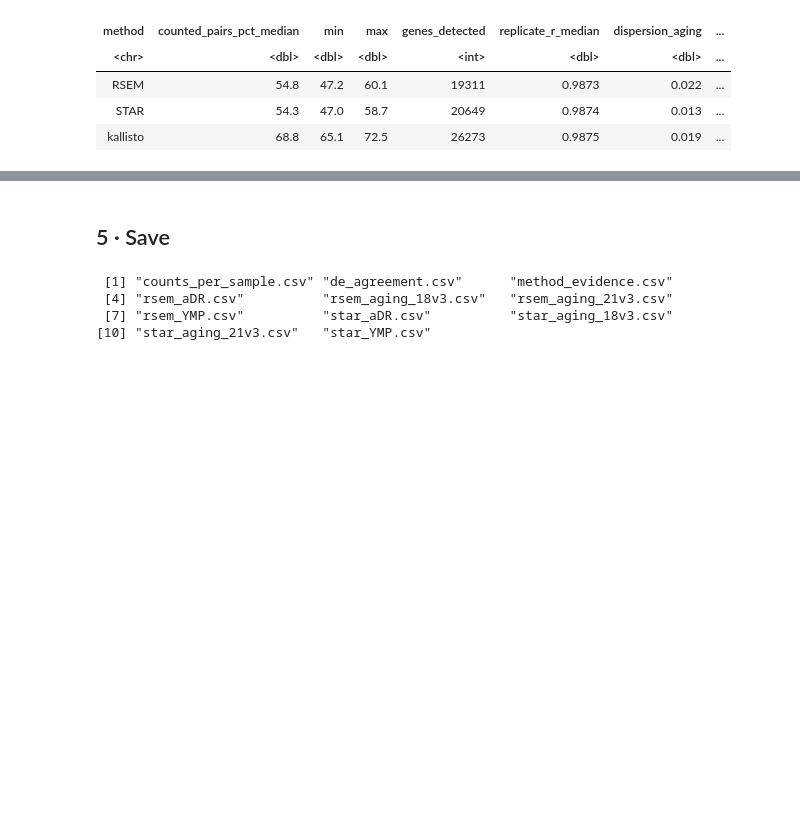
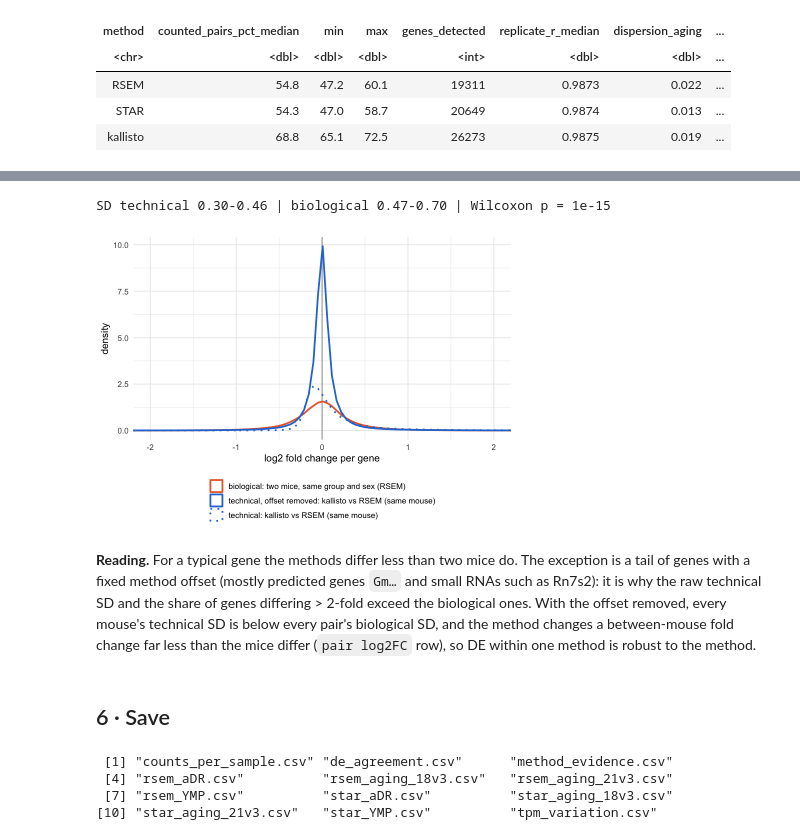
Before and after one commit to Jeffateth/RNAseq_aging, a Jupyter notebook: notebooks/04_compare_methods.ipynb, the cells around one changed output, grey strips where cells are left out. Drawn from its saved outputs; the diff is of its cells as text; code cells hidden in the pictures; blank space fills up the shorter version.

Commit message:
Technical vs biological variation on TPM (notebook 04); poly-G sensitivity run (POLYG=off) in the Euler scripts; kallisto import without rhdf5

```diff
--- a/notebooks/04_compare_methods.ipynb
+++ b/notebooks/04_compare_methods.ipynb
@@ -237,0 +246,5 @@ A tibble: 3 × 15
+# %%
+# TPM of kallisto and RSEM on the same genes and mice; one row per kind of comparison
+v <- tpm_variation(txi$abundance[ids, ], rsem$abundance[ids, ], samples)
+var_tab <- tpm_variation_table(v)
+cat('genes:', v$genes, '\n'); var_tab
@@ -238,15 +261,28 @@ A tibble: 3 × 15
+# %%
+# SD per mouse (technical, offset removed) vs per pair of mice (biological, RSEM); the comparisons share mice, so p is indicative
+sds <- split(v$per$sd, v$per$comparison)
+tech <- sds[[grep('offset removed', names(sds))]]; bio <- sds[[grep('biological.*RSEM', names(sds))]]
+cat(sprintf('SD technical %.2f-%.2f | biological %.2f-%.2f | Wilcoxon p = %.1g\n', min(tech), max(tech), min(bio), max(bio), wilcox.test(tech, bio)$p.value))
+options(repr.plot.width = 7, repr.plot.height = 5)
+tpm_variation_plot(v)
+# %% [output]
+SD technical 0.30-0.46 | biological 0.47-0.70 | Wilcoxon p = 1e-15
+[figure, added]
+# %% [markdown]
+**Reading.** For a typical gene the methods differ less than two mice do. The exception is a tail of genes with a fixed method offset (mostly predicted genes `Gm…` and small RNAs such as Rn7s2): it is why the raw technical SD and the share of genes differing > 2-fold exceed the biological ones. With the offset removed, every mouse's technical SD is below every pair's biological SD, and the method changes a between-mouse fold change far less than the mice differ (`pair log2FC` row), so DE within one method is robust to the method.
 # %% [markdown]
-## 5 · Save
+## 6 · Save
 # %%
 # agreement tables for the report (per-gene tables of STAR and RSEM stay out of git)
 dir.create(file.path(ROOT, 'results/compare'), showWarnings = FALSE)
 write_csv(cmp, file.path(ROOT, 'results/compare/de_agreement.csv'))
 write_csv(per_sample, file.path(ROOT, 'results/compare/counts_per_sample.csv'))
 write_csv(evidence, file.path(ROOT, 'results/compare/method_evidence.csv'))
+write_csv(var_tab, file.path(ROOT, 'results/compare/tpm_variation.csv'))
 for (m in c('STAR', 'RSEM')) imap(de[[m]], \(r, n) write_csv(r, file.path(ROOT, 'results/compare', paste0(tolower(m), '_', n, '.csv')))) %>% invisible()
 list.files(file.path(ROOT, 'results/compare'))
 # %% [output]
  [1] "counts_per_sample.csv" "de_agreement.csv"      "method_evidence.csv"
  [4] "rsem_aDR.csv"          "rsem_aging_18v3.csv"   "rsem_aging_21v3.csv"
  [7] "rsem_YMP.csv"          "star_aDR.csv"          "star_aging_18v3.csv"
-[10] "star_aging_21v3.csv"   "star_YMP.csv"
+[10] "star_aging_21v3.csv"   "star_YMP.csv"          "tpm_variation.csv"
```
Also changed, not shown: parts of 4 cells of this notebook, 12 other files.
